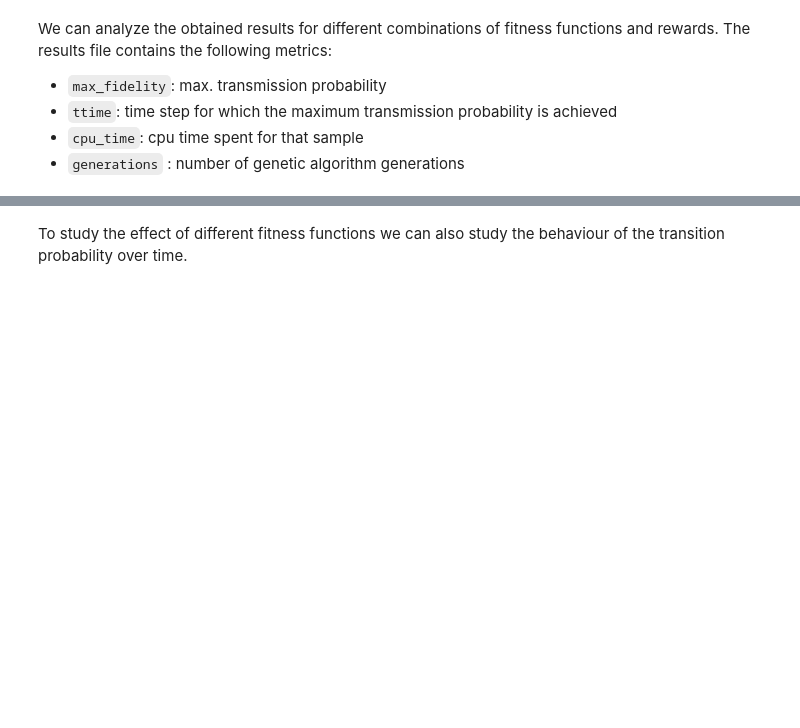
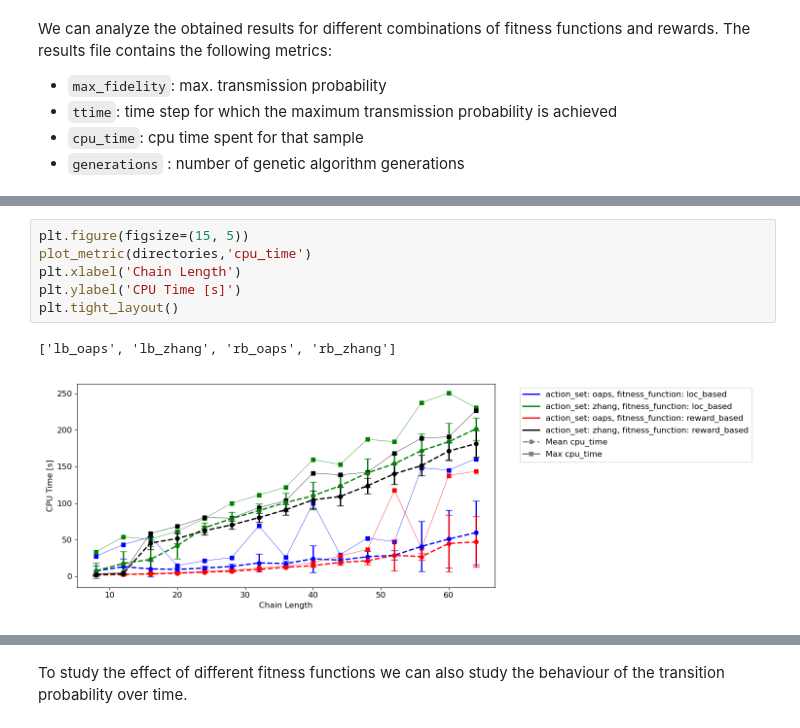
Before and after one commit to sofips/dynamic_control_for_QST, a Jupyter notebook: results_summary.ipynb, the cells around one changed output, grey strips where cells are left out. Drawn from its saved outputs; the diff is of its cells as text; blank space fills up the shorter version.

```diff
--- a/results_summary.ipynb
+++ b/results_summary.ipynb
@@ -146,0 +135,9 @@ Parameters with Different Values:
+# %%
+plt.figure(figsize=(15, 5))
+plot_metric(directories,'cpu_time')
+plt.xlabel('Chain Length')
+plt.ylabel('CPU Time [s]')
+plt.tight_layout()
+# %% [output]
+['lb_oaps', 'lb_zhang', 'rb_oaps', 'rb_zhang']
+[figure, added]
```
Also changed, not shown: parts of 9 cells of this notebook, 1 other file.
